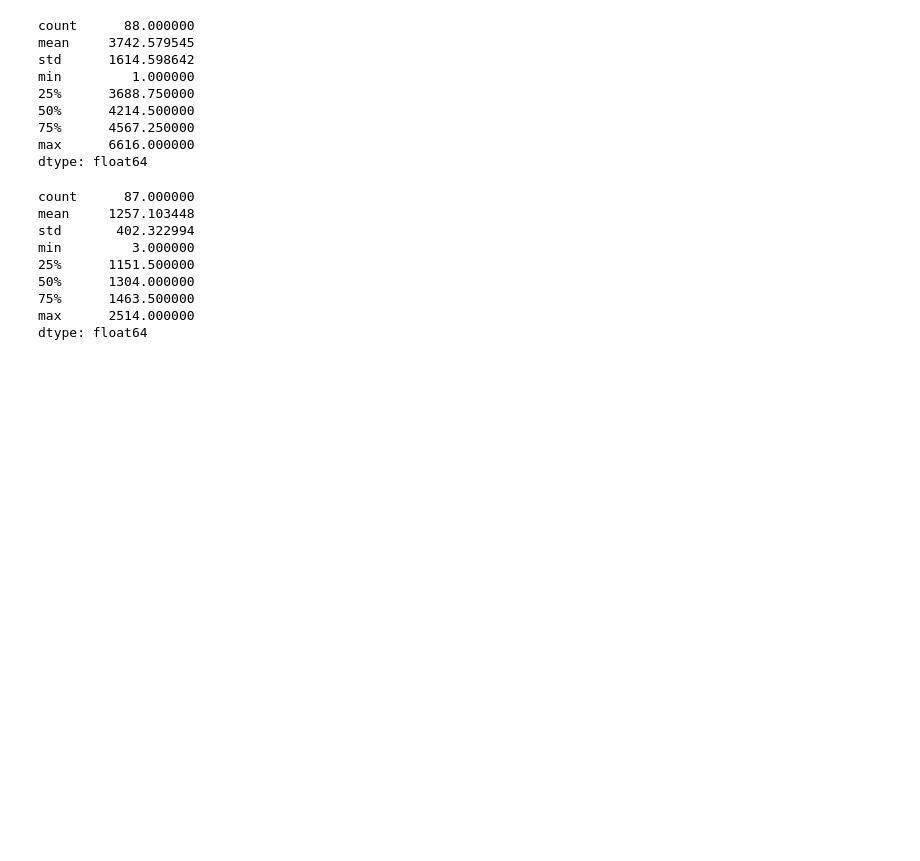
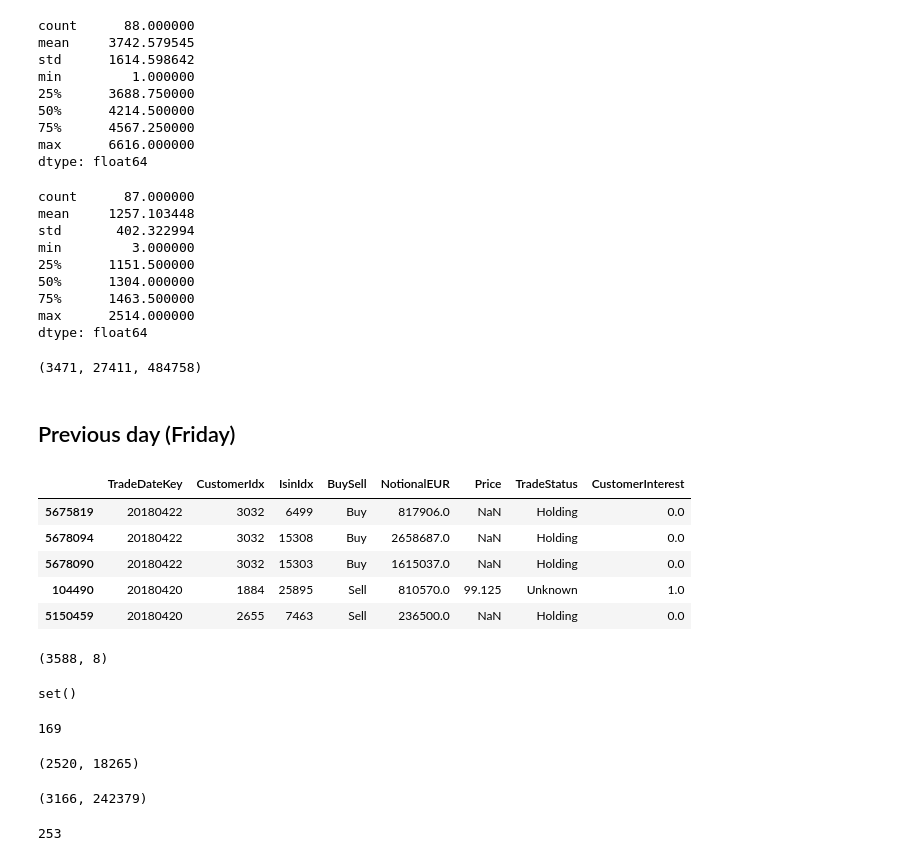
Before and after one commit to Robert-Aduviri/DSG-2018-Qualifiers, a Jupyter notebook: notebooks/robert/RA-01-EDA.ipynb, the cells around one changed output. Drawn from its saved outputs; the diff is of its cells as text; code cells hidden in the pictures; blank space fills up the shorter version.

```diff
--- a/notebooks/robert/RA-01-EDA.ipynb
+++ b/notebooks/robert/RA-01-EDA.ipynb
@@ -812,3 +812,18 @@ min         3.000000
 75%      1463.500000
 max      2514.000000
 dtype: float64
+# %%
+len(customer), len(isin), len(challenge)
+# %% [output]
+(3471, 27411, 484758)
+# %% [markdown]
+## Previous day (Friday)
+# %%
+trade.sort_values('TradeDateKey', ascending=False).head()
+# %% [output]
+|  | TradeDateKey | CustomerIdx | IsinIdx | BuySell | NotionalEUR | Price | TradeStatus | CustomerInterest |
+| 5675819 | 20180422 | 3032 | 6499 | Buy | 817906.0 | NaN | Holding | 0.0 |
+| 5678094 | 20180422 | 3032 | 15308 | Buy | 2658687.0 | NaN | Holding | 0.0 |
+| 5678090 | 20180422 | 3032 | 15303 | Buy | 1615037.0 | NaN | Holding | 0.0 |
+| 104490 | 20180420 | 1884 | 25895 | Sell | 810570.0 | 99.125 | Unknown | 1.0 |
+| 5150459 | 20180420 | 2655 | 7463 | Sell | 236500.0 | NaN | Holding | 0.0 |
@@ -814,0 +832,19 @@ dtype: float64
+# %%
+previous_friday[previous_friday.CustomerInterest == 1].shape
+# %% [output]
+(3588, 8)
+# %%
+# All customers of previous day are included in test
+set(previous_friday[previous_friday.CustomerInterest == 1]['CustomerIdx']).difference(challenge.CustomerIdx)
+# %% [output]
+set()
+# %%
+# 169/2520 of the bonds of previous day are not included in test
+len(set(previous_friday[previous_friday.CustomerInterest == 1]['IsinIdx']).difference(challenge.IsinIdx))
+# %% [output]
+169
+# %%
+previous_friday[previous_friday.CustomerInterest == 1]['IsinIdx'].nunique(), \
+challenge.IsinIdx.nunique()
+# %% [output]
+(2520, 18265)
@@ -814,0 +853,9 @@ dtype: float64
+# %%
+len(set(zip(filtered_friday.CustomerIdx, filtered_friday.IsinIdx))), len(set(zip(challenge.CustomerIdx, challenge.IsinIdx)))
+# %% [output]
+(3166, 242379)
+# %%
+# 253/3166 of the customer,bond pairs of previous day are not included in test
+len(set(zip(filtered_friday.CustomerIdx, filtered_friday.IsinIdx)).difference(zip(challenge.CustomerIdx, challenge.IsinIdx)))
+# %% [output]
+253
```
Also changed, not shown: parts of 21 cells of this notebook, 3 other files.
